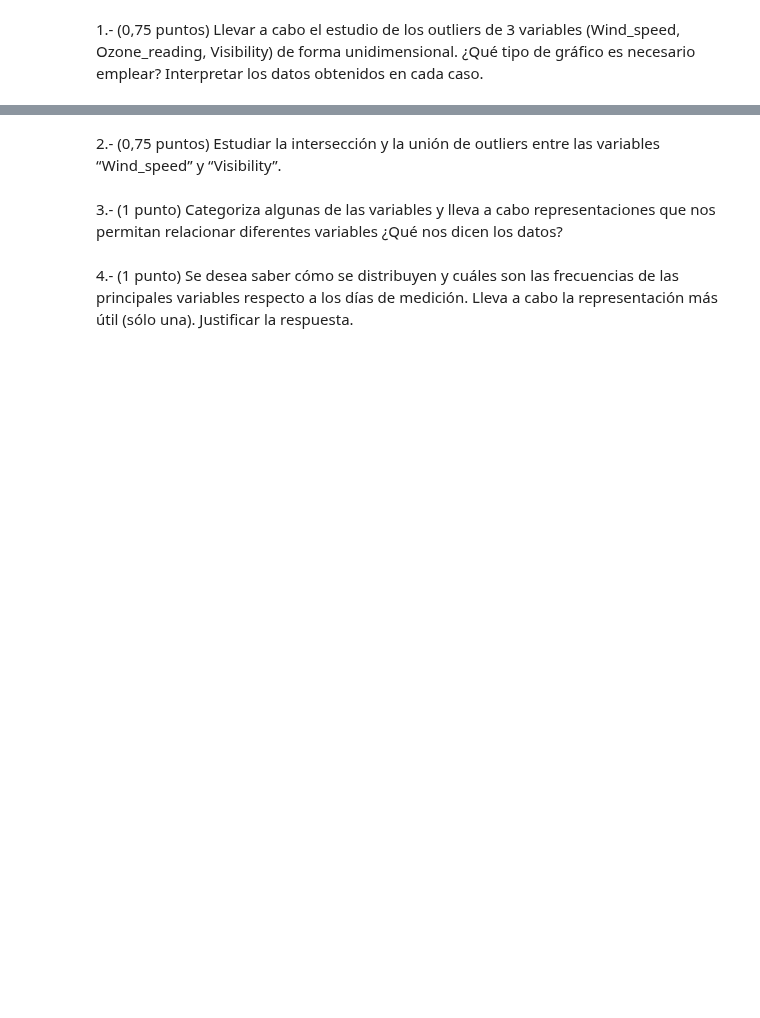
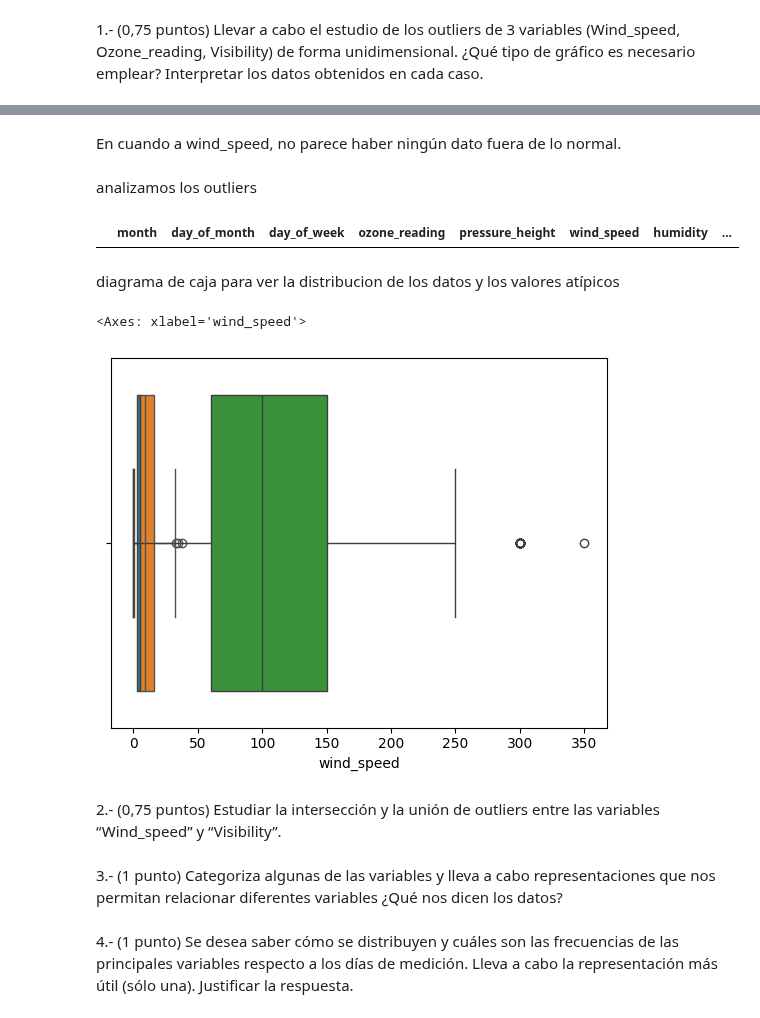
Before and after one commit to Alf-caput/P1_MineriaDeDatos, a Jupyter notebook: P2_SensoresAtmosfericos/P2_SensoresAtmosfericos.ipynb, the cells around one changed output, grey strips where cells are left out. Drawn from its saved outputs; the diff is of its cells as text; code cells hidden in the pictures; blank space fills up the shorter version.

```diff
--- a/P2_SensoresAtmosfericos/P2_SensoresAtmosfericos.ipynb
+++ b/P2_SensoresAtmosfericos/P2_SensoresAtmosfericos.ipynb
@@ -36,0 +18,7 @@ IndexError: index 1 is out of bounds for axis 0 with size 1
+# %%
+variables = df.columns
+new_df = df.rename(columns = {variables[0]:'month',variables[1]:'day_of_month',variables[2]:'day_of_week',variables[3]:'ozone_reading',variables[4]:'pressure_height',
+                   variables[5]:'wind_speed',variables[6]:'humidity',variables[7]:'temperature_sandburg',variables[8]:'temperature_elmonte',variables[9]:'inversion_base_height',
+                              variables[10]:'pressure_gradient',variables[11]:'inversion_temperature',variables[12]:'visibility'})
+new_variables = new_df.columns
+new_df
@@ -45,3 +99,26 @@ pandas.core.indexes.base.Index
+# %% [markdown]
+En cuando a wind_speed, no parece haber ningún dato fuera de lo normal.
+# %% [markdown]
+analizamos los outliers
+# %%
+media = new_df['wind_speed'].mean()
+dt = new_df['wind_speed'].std()
+
+umbral = 3
+outliers = new_df[(new_df['wind_speed']>media + umbral * dt)|(new_df['wind_speed']<media-umbral*dt)]
+# %% [output]
+|  | month | day_of_month | day_of_week | ozone_reading | pressure_height | wind_speed | humidity | ... |
+# %% [markdown]
+diagrama de caja para ver la distribucion de los datos y los valores atípicos
+# %%
+import seaborn as sns
+
+sns.boxplot(x=new_df['wind_speed'])
+sns.boxplot(x=new_df['ozone_reading'])
+sns.boxplot(x=new_df['visibility'])
+# %% [output]
+<Axes: xlabel='wind_speed'>
+[figure, added]
 # %% [markdown]
 
 2.- (0,75 puntos) Estudiar la intersección y la unión de outliers entre las variables “Wind_speed” y
```
Also changed, not shown: parts of 13 cells of this notebook.
